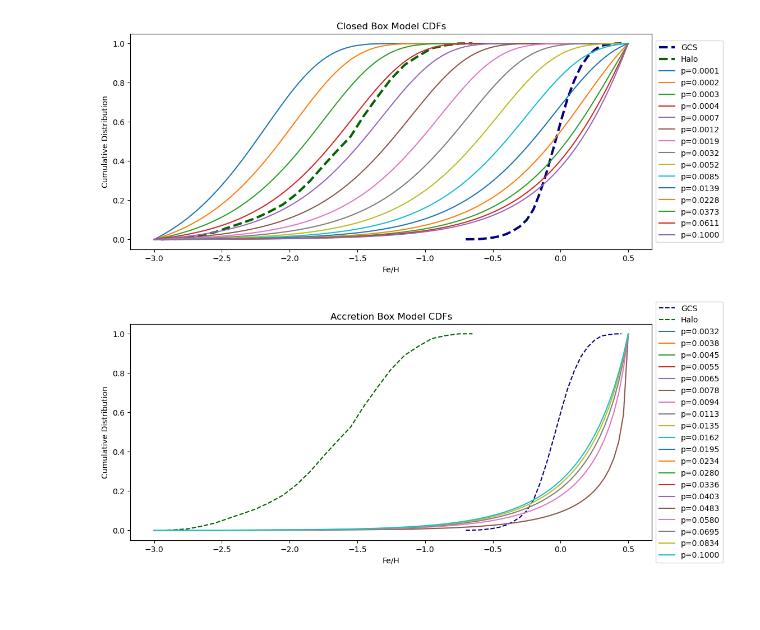
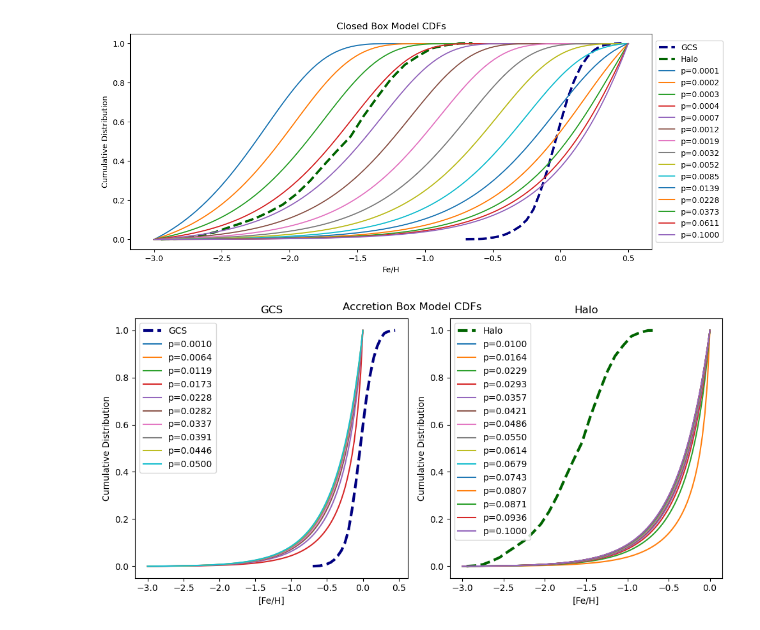
Before and after one commit to AstroSeha/SS2024, a Jupyter notebook: Galaxies and Cosmology/GNC_Exercise6_2.ipynb, the cells around one changed output. Saved outputs shown, nothing was run; the diff lists cells and outputs as text; code cells hidden in the pictures; blank space fills up the shorter version.

```diff
--- a/Galaxies and Cosmology/GNC_Exercise6_2.ipynb
+++ b/Galaxies and Cosmology/GNC_Exercise6_2.ipynb
@@ -48,11 +48,11 @@ plt.plot(fe_h_gcs, cumulative_gcs_normalized, label='GCS', color='navy', linesty
 plt.plot(fe_h_halo, cumulative_halo_normalized, label='Halo', color='darkgreen', linestyle='--',linewidth=3)
 
 p_value = np.logspace(-4, -1, 15)
-FeH = np.linspace(-3, 0.5, 100)
+FeH_halo = np.linspace(-3, 0.5, 100)
 
 for p in p_value:
-    closed_box_norm = (closed_box_cdf(FeH, p)-closed_box_cdf(FeH[0],p))/(closed_box_cdf(FeH[-1],p)-closed_box_cdf(FeH[0],p))
-    plt.plot(FeH, closed_box_norm, label=f'p={p:.4f}')
+    closed_box_norm = (closed_box_cdf(FeH_halo, p)-closed_box_cdf(FeH_halo[0],p))/(closed_box_cdf(FeH_halo[-1],p)-closed_box_cdf(FeH_halo[0],p))
+    plt.plot(FeH_halo, closed_box_norm, label=f'p={p:.4f}')
 
 
 plt.xlabel('Fe/H')
@@ -62,31 +62,48 @@ plt.legend(loc='center left', bbox_to_anchor=(1, 0.5))
 plt.show()
 # %% [output]
 [figure]
-# %%
-def accretion_cdf(fe_h_,p): # (12.53)
-    Z = 0.015 * 10 ** fe_h_
-    return -np.log(1-(Z /p))
-
-p_gcs = np.logspace(-3, -1, 10)
-p_halo = np.logspace(-4, -1, 10)
-FeH = np.linspace(-3, 0.5, 500)
-
-plt.figure(figsize=(12,5))
-plt.plot(fe_h_gcs, cumulative_gcs_normalized, label='GCS', color='navy', linestyle='--')
-plt.plot(fe_h_halo, cumulative_halo_normalized, label='Halo', color='darkgreen', linestyle='--')
-
-p_value = np.logspace(-2.5, -1, 20)
-FeH = np.linspace(-3, 0.5, 100)
-
-for p in p_value:
-    accretion_cdf_norm = (accretion_cdf(FeH, p)-accretion_cdf(FeH[0],p))/(accretion_cdf(FeH[-1],p)-accretion_cdf(FeH[0],p))
-    plt.plot(FeH, accretion_cdf_norm, label=f'p={p:.4f}')
-
-
-plt.xlabel('Fe/H')
-plt.ylabel('Cumulative Distribution')
-plt.title('Accretion Box Model CDFs')
-plt.legend(loc='center left', bbox_to_anchor=(1, 0.5))
-plt.show()
-# %% [output]
-[figure, removed]
+# %%
+# 3b
+def accretion_cdf(fe_h_,p): # (12.53)
+    Z = 0.015 * 10 ** fe_h_
+    return -np.log(1-(Z /p))
+
+p_gcs_max = 5e-2
+p_halo_max = 1e-1
+
+p_gcs = np.linspace(1e-3, p_gcs_max, 10)
+p_halo = np.linspace(1e-2, p_halo_max, 15)
+FeH_gcs = np.linspace(-3, 1e-30, 100)
+FeH_halo = np.linspace(-3, 1e-30, 100)
+#truncated FeH range to avoid negative values inside the log
+
+fig, ax = plt.subplots(1, 2, figsize=(10, 5))
+
+ax[0].plot(fe_h_gcs, cumulative_gcs_normalized, label='GCS', color='navy',linestyle='--',linewidth=3)
+ax[0].set_xlabel('[Fe/H]')
+ax[0].set_ylabel('Cumulative Distribution')
+ax[0].title.set_text('GCS')
+ax[0].legend()
+
+ax[1].plot(fe_h_halo, cumulative_halo_normalized, label='Halo', color='darkgreen',linestyle='--',linewidth=3)
+ax[1].set_xlabel('[Fe/H]')
+ax[1].set_ylabel('Cumulative Distribution')
+ax[1].title.set_text('Halo')
+ax[1].legend()
+
+for p in p_gcs:
+    accretion_cdf_norm = (accretion_cdf(FeH_gcs, p)-accretion_cdf(FeH_gcs[0],p))/(accretion_cdf(FeH_gcs[-1],p)-accretion_cdf(FeH_gcs[0],p))
+    ax[0].plot(FeH_gcs, accretion_cdf_norm, label=f'p={p:.4f}')
+    ax[0].legend()
+
+
+for p in p_halo:
+    accretion_cdf_norm = (accretion_cdf(FeH_halo, p)-accretion_cdf(FeH_halo[0],p))/(accretion_cdf(FeH_halo[-1],p)-accretion_cdf(FeH_halo[0],p))
+    ax[1].plot(FeH_halo, accretion_cdf_norm, label=f'p={p:.4f}')
+    ax[1].legend()
+
+plt.tight_layout()
+plt.suptitle('Accretion Box Model CDFs')
+plt.show()
+# %% [output]
+[figure, added]
```
Also changed, not shown: parts of 2 cells of this notebook.
